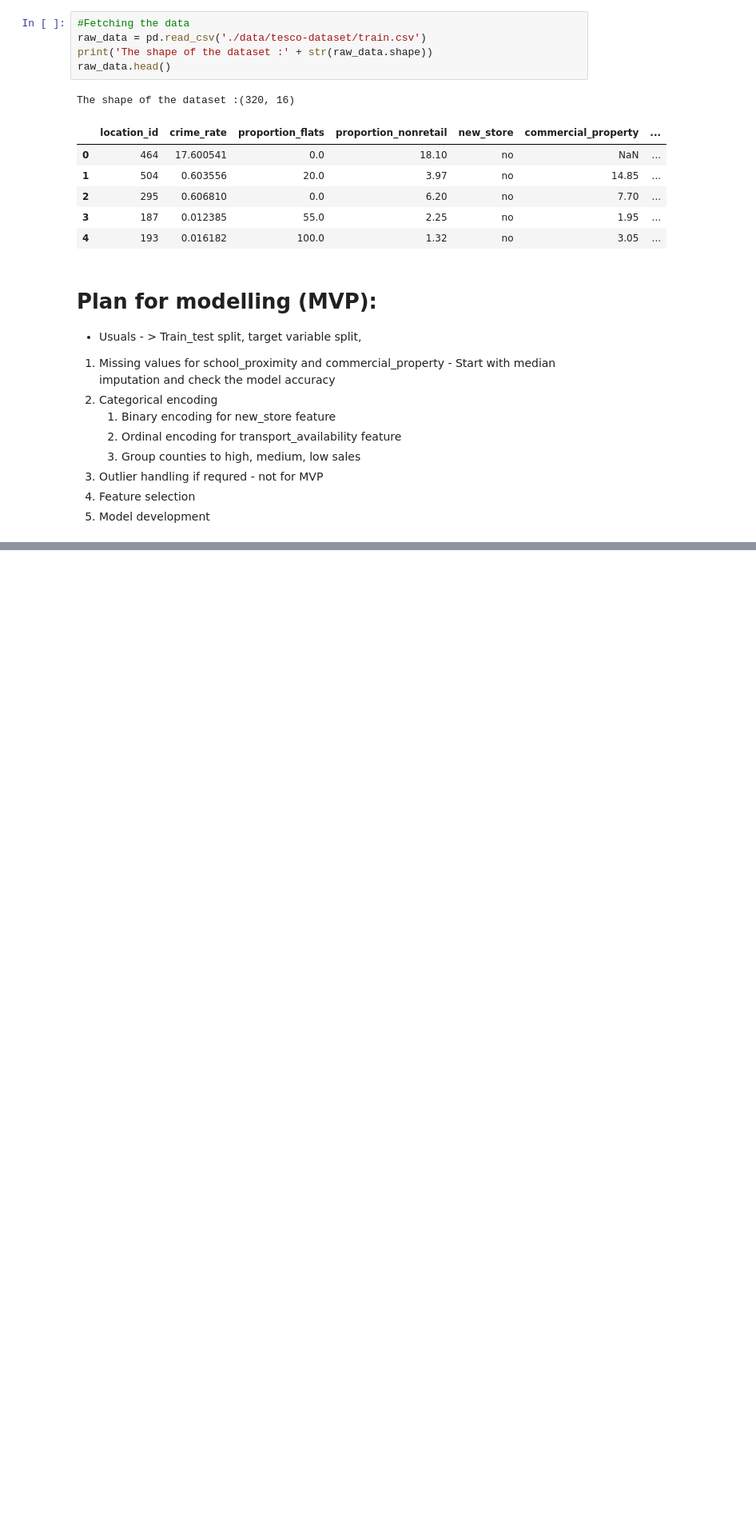
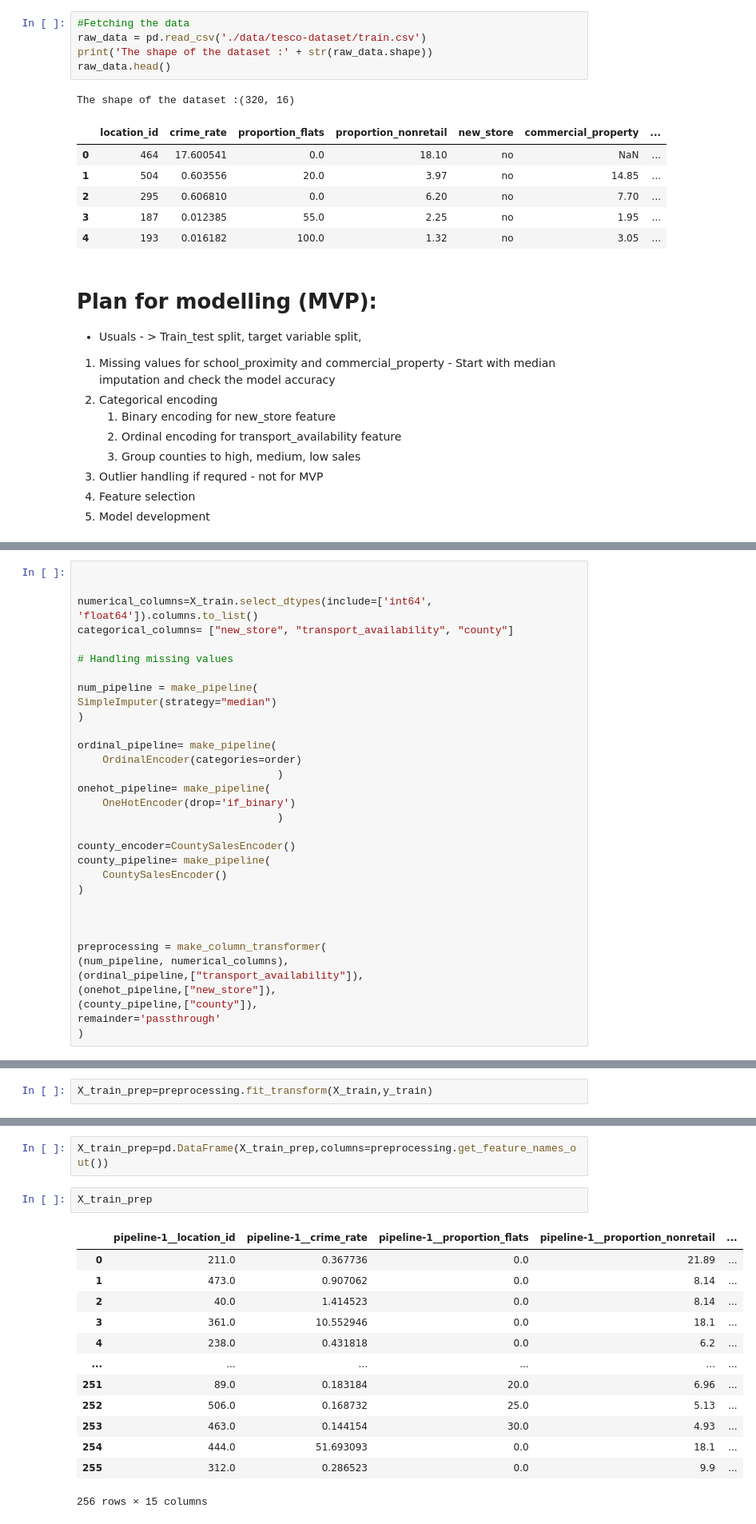
Before and after one commit to Deepan32/python-prep, a Jupyter notebook: Tesco Assignment/mvp.ipynb, the cells around one changed output, grey strips where cells are left out. Shown: that part at 80% size. Cells and saved outputs as stored; diff of their text form; blank space fills up the shorter version.

```diff
--- a/Tesco Assignment/mvp.ipynb
+++ b/Tesco Assignment/mvp.ipynb
@@ -52,0 +111,33 @@ cat_encoder.categories_
+# %%
+
+
+numerical_columns=X_train.select_dtypes(include=['int64', 'float64']).columns.to_list()
+categorical_columns= ["new_store", "transport_availability", "county"]
+
+# Handling missing values
+
+num_pipeline = make_pipeline(
+SimpleImputer(strategy="median")
+)
+
+ordinal_pipeline= make_pipeline(
+    OrdinalEncoder(categories=order)
+                                )
+onehot_pipeline= make_pipeline(
+    OneHotEncoder(drop='if_binary')
+                                )
+
+county_encoder=CountySalesEncoder()
+county_pipeline= make_pipeline(
+    CountySalesEncoder()
+)
+
+
+
+preprocessing = make_column_transformer(
+(num_pipeline, numerical_columns),
+(ordinal_pipeline,["transport_availability"]),
+(onehot_pipeline,["new_store"]),
+(county_pipeline,["county"]),
+remainder='passthrough'
+)
@@ -52,0 +160,2 @@ cat_encoder.categories_
+# %%
+X_train_prep=preprocessing.fit_transform(X_train,y_train)
@@ -52,0 +174,18 @@ cat_encoder.categories_
+# %%
+X_train_prep=pd.DataFrame(X_train_prep,columns=preprocessing.get_feature_names_out())
+# %%
+X_train_prep
+# %% [output]
+|  | pipeline-1__location_id | pipeline-1__crime_rate | pipeline-1__proportion_flats | pipeline-1__proportion_nonretail | ... |
+| 0 | 211.0 | 0.367736 | 0.0 | 21.89 | ... |
+| 1 | 473.0 | 0.907062 | 0.0 | 8.14 | ... |
+| 2 | 40.0 | 1.414523 | 0.0 | 8.14 | ... |
+| 3 | 361.0 | 10.552946 | 0.0 | 18.1 | ... |
+| 4 | 238.0 | 0.431818 | 0.0 | 6.2 | ... |
+| ... | ... | ... | ... | ... | ... |
+| 251 | 89.0 | 0.183184 | 20.0 | 6.96 | ... |
+| 252 | 506.0 | 0.168732 | 25.0 | 5.13 | ... |
+| 253 | 463.0 | 0.144154 | 30.0 | 4.93 | ... |
+| 254 | 444.0 | 51.693093 | 0.0 | 18.1 | ... |
+| 255 | 312.0 | 0.286523 | 0.0 | 9.9 | ... |
+256 rows × 15 columns
```
Also changed, not shown: parts of 13 cells of this notebook, 1 other file.
